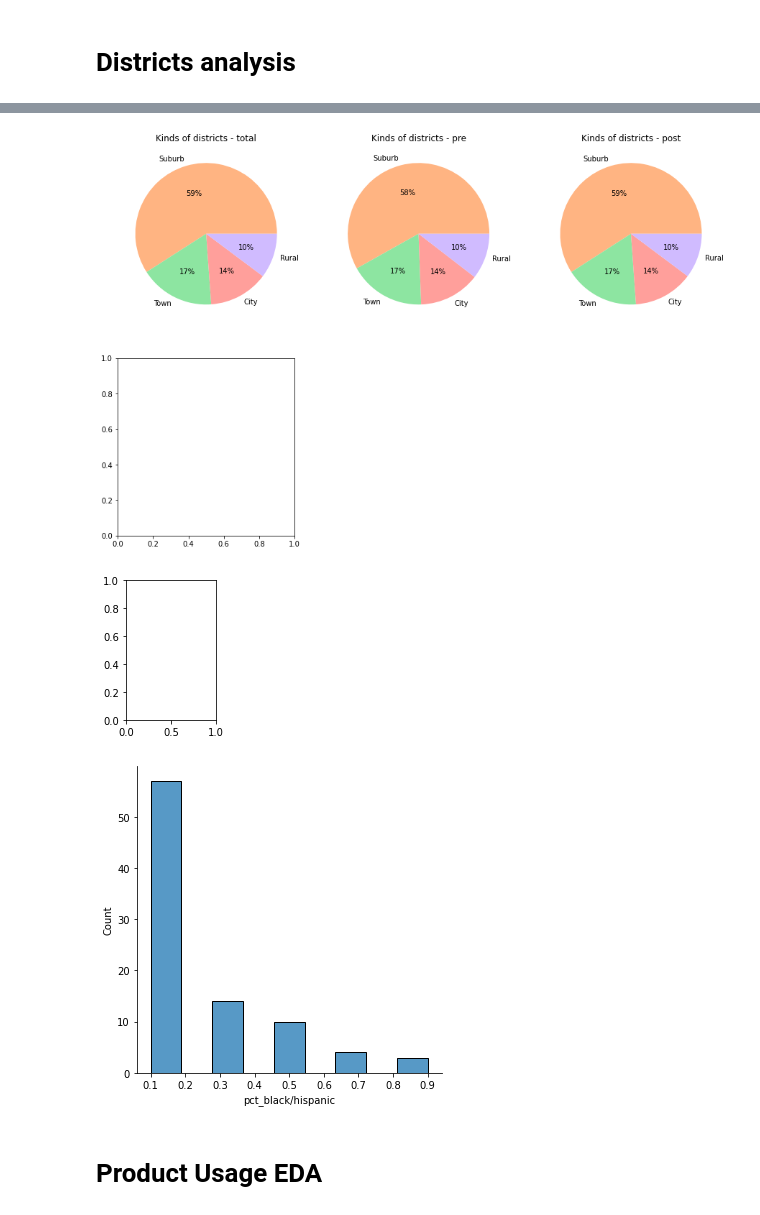
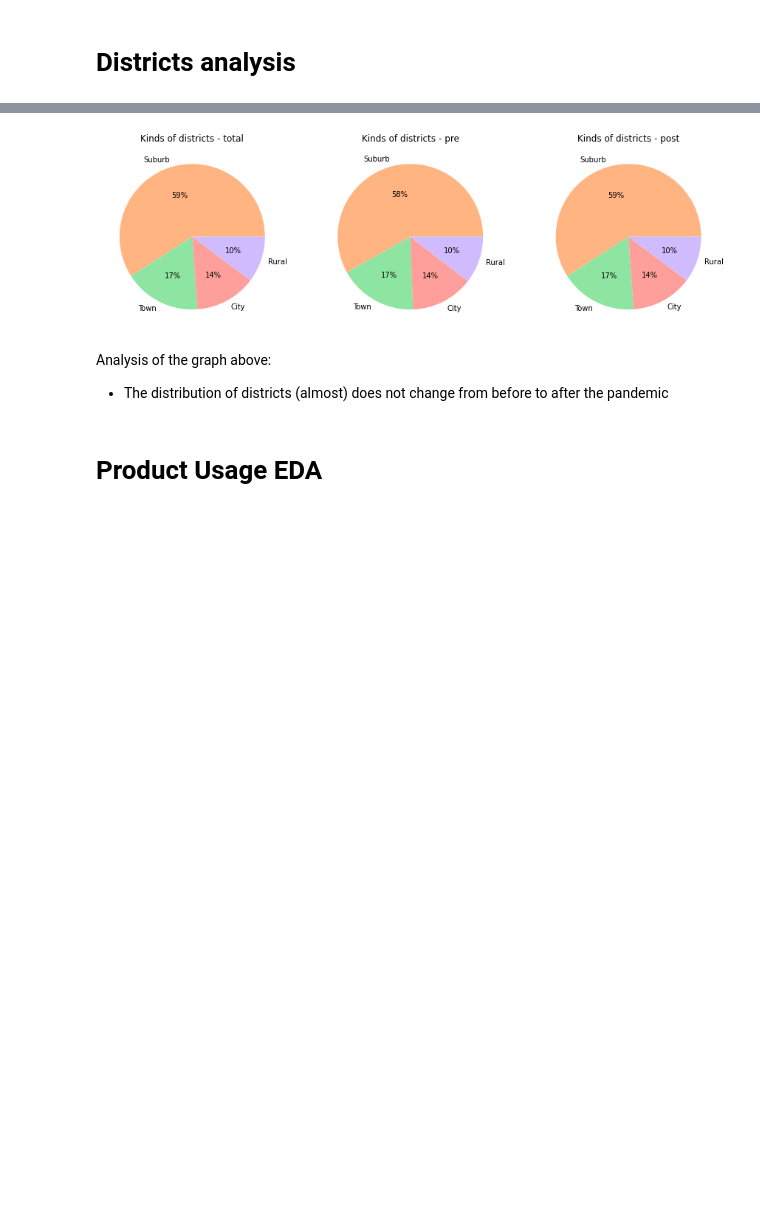
Before and after one commit to andrekovac/covid19-education-impact, a Jupyter notebook: covid19_education_data_analysis_MERGED.ipynb, the cells around one changed output, grey strips where cells are left out. Cells and saved outputs as stored; diff of their text form; code cells hidden in the pictures; blank space fills up the shorter version.

```diff
--- a/covid19_education_data_analysis_MERGED.ipynb
+++ b/covid19_education_data_analysis_MERGED.ipynb
@@ -266,40 +279,41 @@ post_mean = merged_data_post_covid.groupby(by=['district_id'], as_index=False).m
 
 # race
 # engagement_by_race = merged_data.groupby(['district', 'pct_black/hispanic']).agg({'': ''})
 
 # social background
 
 
 plt.figure(figsize=(15, 10))
 plt.subplot(2,3,1)
 
 colors = sns.color_palette('pastel')[1:5]
 plt.pie(district_types, labels=labels, colors=colors, autopct='%.0f%%')
 plt.title('Kinds of districts - total')
 
 plt.subplot(2,3,2)
 
 plt.pie(district_types_pre, labels=labels, colors=colors, autopct='%.0f%%')
 plt.title('Kinds of districts - pre')
 
 plt.subplot(2,3,3)
 
 plt.pie(district_types_post, labels=labels, colors=colors, autopct='%.0f%%')
 plt.title('Kinds of districts - post')
 
-plt.subplot(2,3,4)
-sns.displot(data=pre_mean)
+# plt.subplot(2,3,4)
+# sns.displot(data=pre_mean)
 
-plt.subplot(2,3,5)
-sns.displot(post_mean)
+# plt.subplot(2,3,5)
+# sns.displot(post_mean)
 
 # sns.lineplot(data=engagement_by_district, y="pct_black/hispanic")
 
 plt.show()
 # %% [output]
-[figure, old version]
+[figure, new version]
-[figure, removed]
-[figure, removed]
+# %% [markdown]
+Analysis of the graph above:
+- The distribution of districts (almost) does not change from before to after the pandemic
 # %% [markdown]
 # Product Usage EDA
 # %%
```
Also changed, not shown: parts of 8 cells of this notebook.
